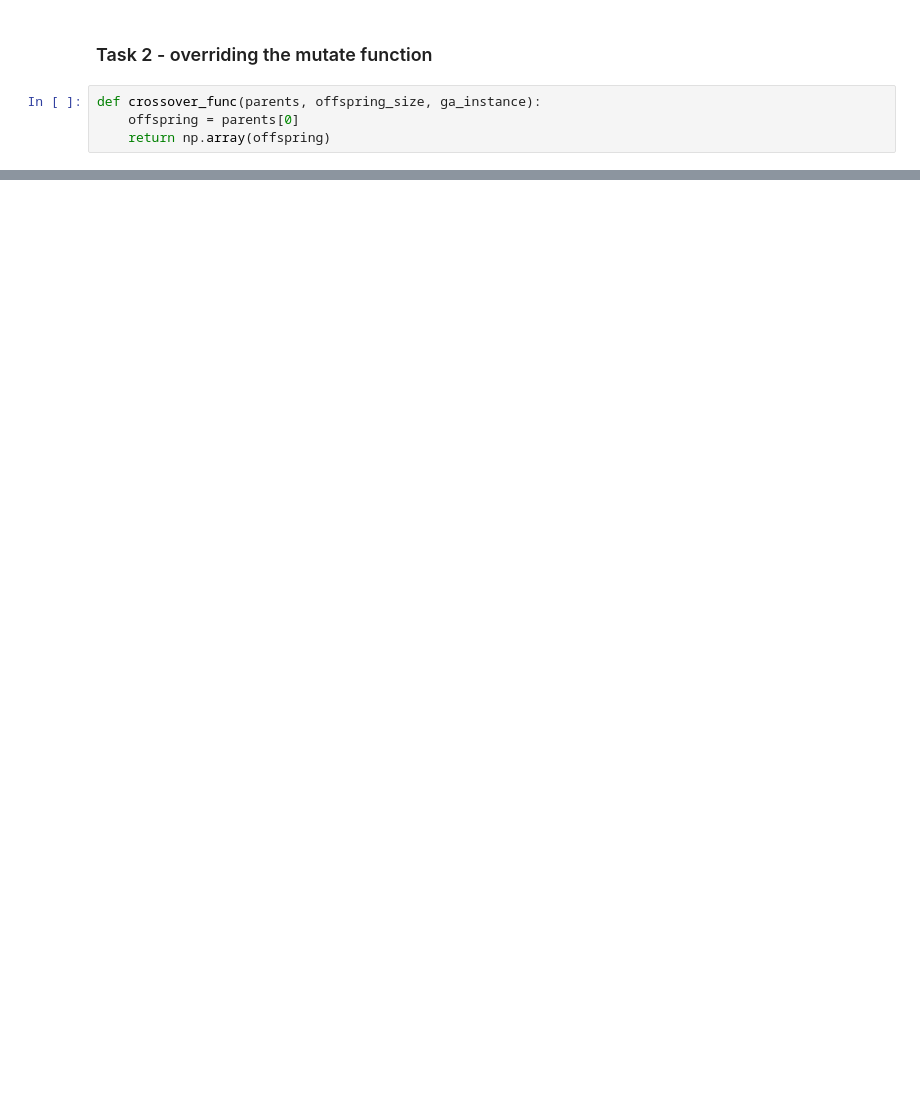
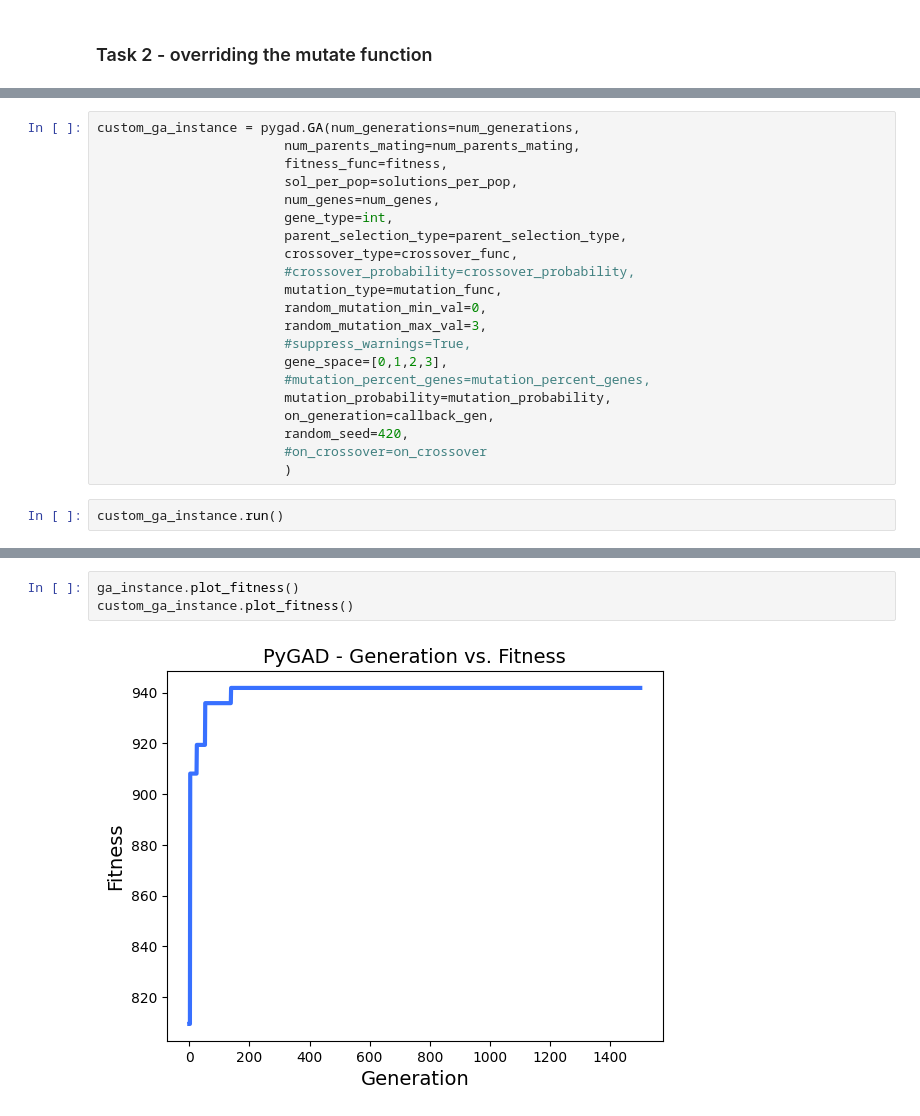
Before and after one commit to strojanski/IS-labs, a Jupyter notebook: seminarji/sem1.ipynb, the cells around one changed output, grey strips where cells are left out. Drawn from its saved outputs; the diff is of its cells as text; blank space fills up the shorter version.

```diff
--- a/seminarji/sem1.ipynb
+++ b/seminarji/sem1.ipynb
@@ -394,8 +352,4 @@ GA
 # %% [markdown]
 ### Task 2 - overriding the mutate function
-# %%
-def crossover_func(parents, offspring_size, ga_instance):
-    offspring = parents[0]
-    return np.array(offspring)
 # %%
 def decode_genome(genome, i,j):
@@ -458,0 +557,23 @@ def mutation_func(offspring, ga_instance):
+# %%
+custom_ga_instance = pygad.GA(num_generations=num_generations,
+                        num_parents_mating=num_parents_mating,
+                        fitness_func=fitness,
+                        sol_per_pop=solutions_per_pop,
+                        num_genes=num_genes,
+                        gene_type=int,
+                        parent_selection_type=parent_selection_type,
+                        crossover_type=crossover_func,
+                        #crossover_probability=crossover_probability,
+                        mutation_type=mutation_func,
+                        random_mutation_min_val=0,
+                        random_mutation_max_val=3,
+                        #suppress_warnings=True,
+                        gene_space=[0,1,2,3],
+                        #mutation_percent_genes=mutation_percent_genes,
+                        mutation_probability=mutation_probability,
+                        on_generation=callback_gen,
+                        random_seed=420,
+                        #on_crossover=on_crossover
+                        )
+# %%
+custom_ga_instance.run()
@@ -458,0 +598,5 @@ def mutation_func(offspring, ga_instance):
+# %%
+ga_instance.plot_fitness()
+custom_ga_instance.plot_fitness()
+# %% [output]
+[figure, added]
```
Also changed, not shown: parts of 34 cells of this notebook, 20 other files.
